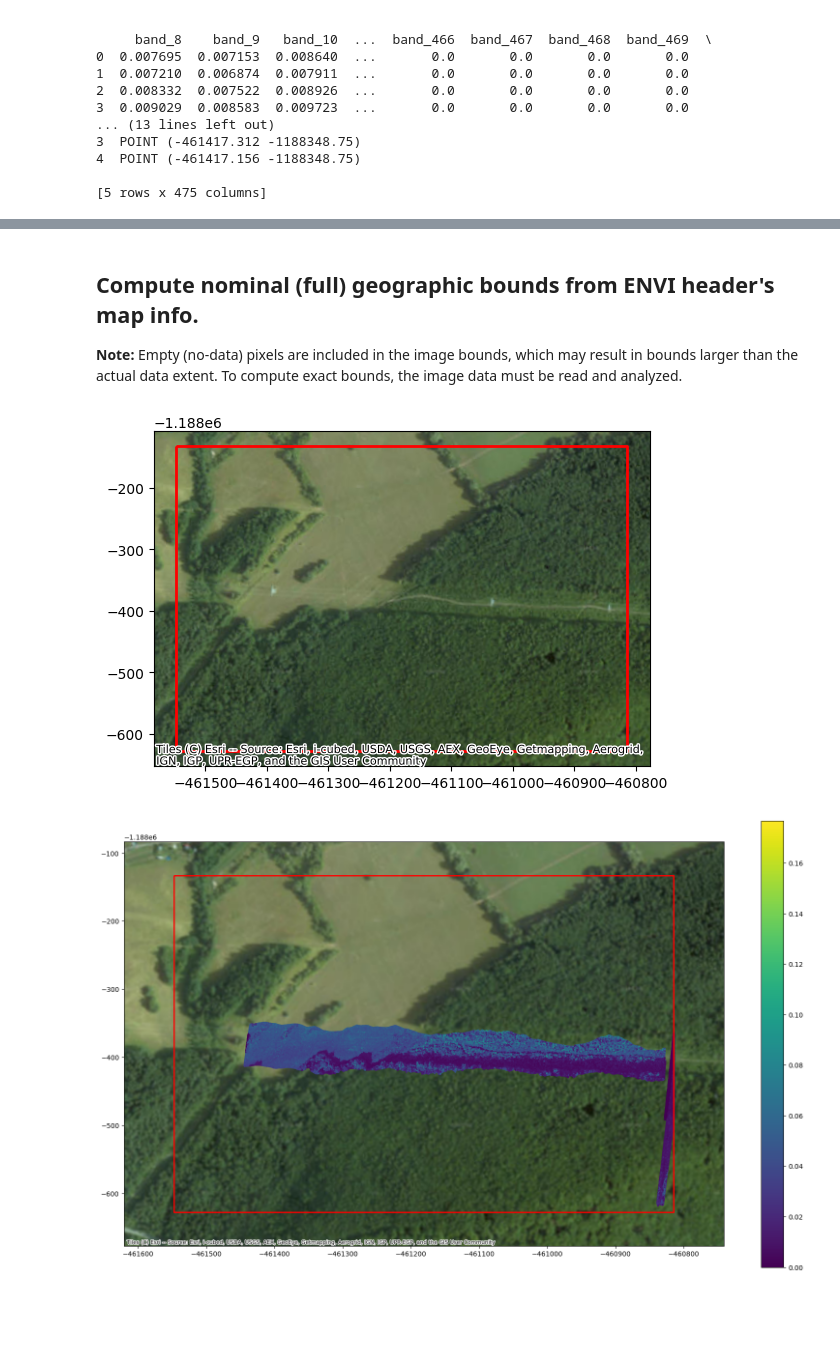
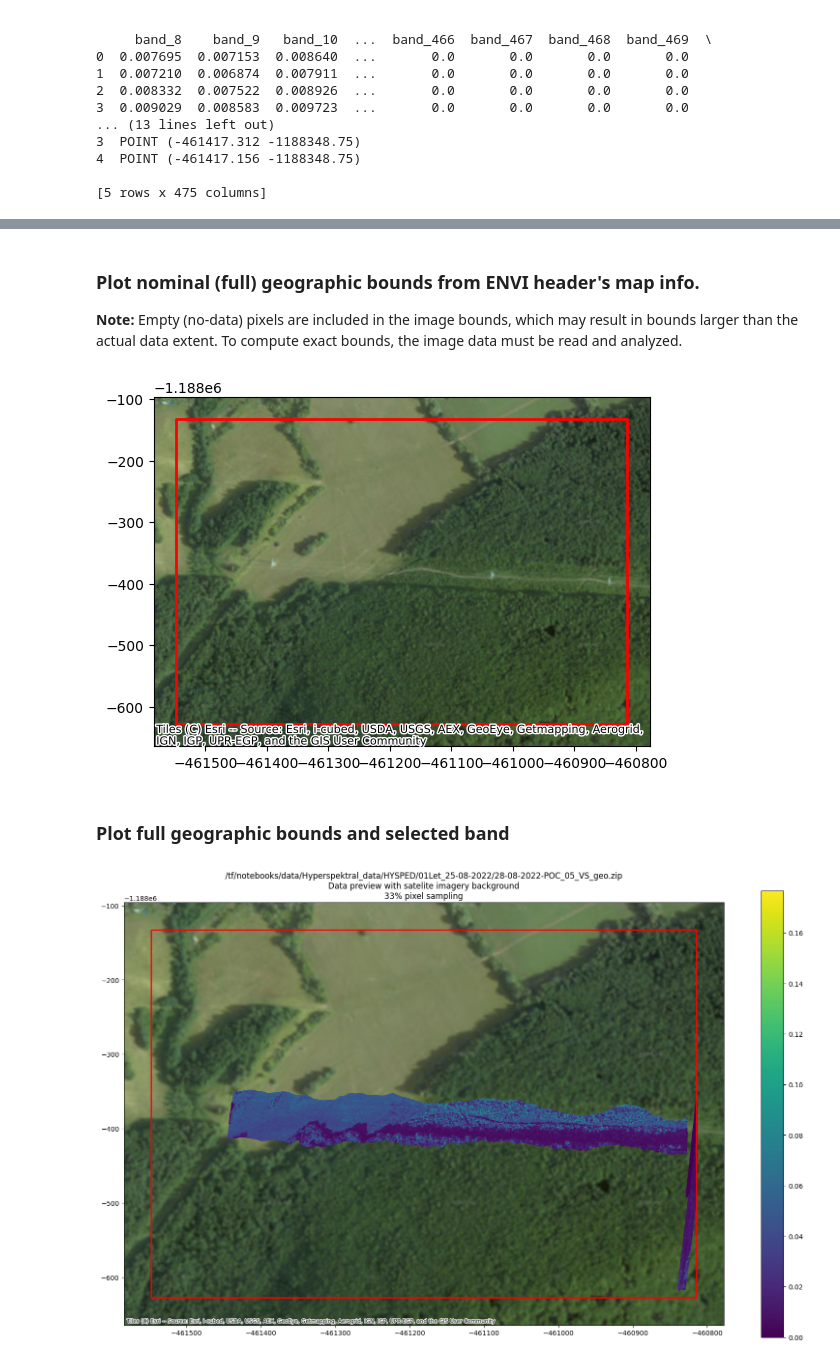
Before and after one commit to IISAS/dicris-stevo, a Jupyter notebook: hyperspectral_data_analysis.ipynb, the cells around one changed output, grey strips where cells are left out. Saved outputs shown, nothing was run; the diff lists cells and outputs as text; code cells hidden in the pictures; blank space fills up the shorter version.

```diff
--- a/hyperspectral_data_analysis.ipynb
+++ b/hyperspectral_data_analysis.ipynb
@@ -517,65 +492,76 @@ plt.show()
 # %% [markdown]
-## Compute nominal (full) geographic bounds from ENVI header's map info.
+### Plot nominal (full) geographic bounds from ENVI header's map info.
 
 **Note:** Empty (no-data) pixels are included in the image bounds, which may result in bounds larger than the actual data extent. To compute exact bounds, the image data must be read and analyzed.
 # %%
 crs = get_crs_from_hdr(hdr)
-
+bbox = get_geographic_bounds_from_hdr(hdr)
 gdf_bounds = get_gdf_from_bounds(
-    get_geographic_bounds_from_hdr(hdr),
+    bbox,
     crs
 )
 
-# Plot the polygon
+# Plot the bounds
 ax = gdf_bounds.plot(edgecolor='red', facecolor='none', linewidth=2)
+
+# zoom out -> scale up bbox
+set_axes_limits(
+    ax,
+    *scale_bbox(
+        bbox,
+        scale=1.10 # by 10%
+    )
+)
 
 # basemap - satelite imagery
 ctx.add_basemap(ax=ax, source=ctx.providers.Esri.WorldImagery, crs=crs)
 plt.show()
 # %% [output]
-[figure, old version]
+[figure, new version]
+# %% [markdown]
+### Plot full geographic bounds and selected band
 # %%
-crs = get_crs_from_hdr(hdr)
-
-# select data to plot (sample to speed up)
+# hyperspectral data sampling
 frac=0.33
 gdf_plot = gdf[['geometry', 'band_100']].sample(
     frac=frac,
     random_state=42
 )
 
-# zoom out
-scale = 0.1
-bbox = polygon_gdf.total_bounds
-dx = scale * np.abs(bbox[2]-bbox[0])
-dy = scale * np.abs(bbox[3]-bbox[1])
+# resolve data bounds using ENVI .hdr
+crs = get_crs_from_hdr(hdr)
+bbox = get_geographic_bounds_from_hdr(hdr)
+gdf_bounds = get_gdf_from_bounds(bbox, crs)
 
-# plot
+# create plot
 f, ax = plt.subplots(1, figsize=(20,12))
 
-# set boundaries
-ax.set_xlim(bbox[0]-dx, bbox[2]+dx)
-ax.set_ylim(bbox[1]-dy, bbox[3]+dy)
+# zoom out -> scale up bbox
+set_axes_limits(
+    ax,
+    *scale_bbox(
+        bbox,
+        scale=1.10 # by 10%
+    )
+)
 
+# plot sampled hyperspectral data
 gdf_plot.plot(
     ax=ax,
     column='band_100',
     legend=True,
     alpha=0.75,
     marker=',',
     markersize=1
 )
 
-gdf_bounds = get_gdf_from_bounds(
-    get_geographic_bounds_from_hdr(hdr),
-    crs
-)
-
-# Plot the polygon
+# Plot the bounds
 gdf_bounds.plot(ax=ax, edgecolor='red', facecolor='none', linewidth=2)
 
 # basemap - satelite imagery
 ctx.add_basemap(ax=ax, source=ctx.providers.Esri.WorldImagery, crs=crs)
+
+plt.title('%s\nData preview with satelite imagery background\n%.0f%% pixel sampling' % (file, 100.0 * frac))
 plt.show()
 # %% [output]
-[figure, old version]
+[figure, new version]
```
Also changed, not shown: parts of 3 cells of this notebook, 1 other file.
